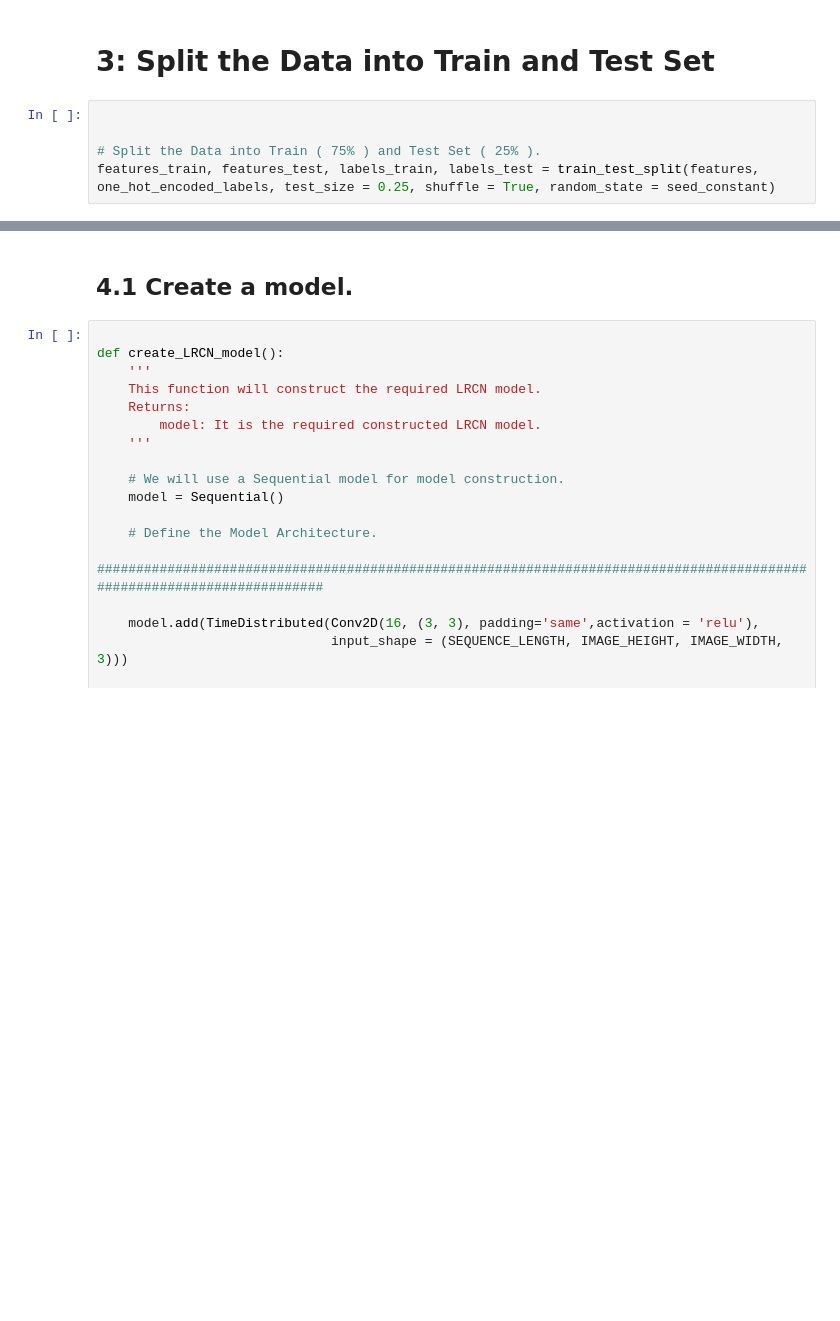
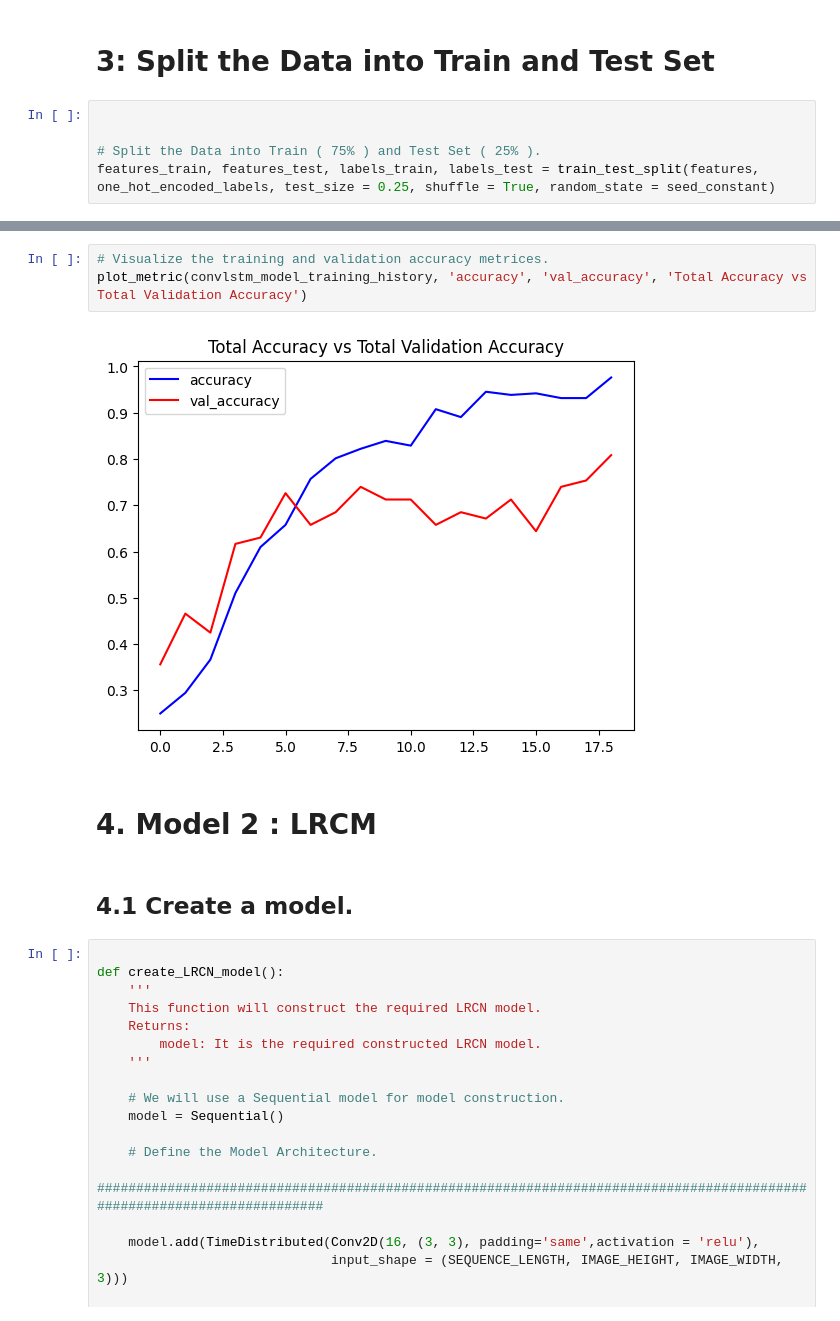
Before and after one commit to akashrana8755/Human_Activity_Recognition_using_ConvLSTM, a Jupyter notebook: index.ipynb, the cells around one changed output, grey strips where cells are left out. Cells and saved outputs as stored; diff of their text form; blank space fills up the shorter version.

```diff
--- a/index.ipynb
+++ b/index.ipynb
@@ -219,3 +393,10 @@ features_train, features_test, labels_train, labels_test = train_test_split(feat
+# %%
+# Visualize the training and validation accuracy metrices.
+plot_metric(convlstm_model_training_history, 'accuracy', 'val_accuracy', 'Total Accuracy vs Total Validation Accuracy')
+# %% [output]
+[figure, added]
+# %% [markdown]
+# 4. Model 2 : LRCM
 # %% [markdown]
 ## 4.1 Create a model.
 # %%
```
Also changed, not shown: parts of 14 cells of this notebook, 7 other files.
